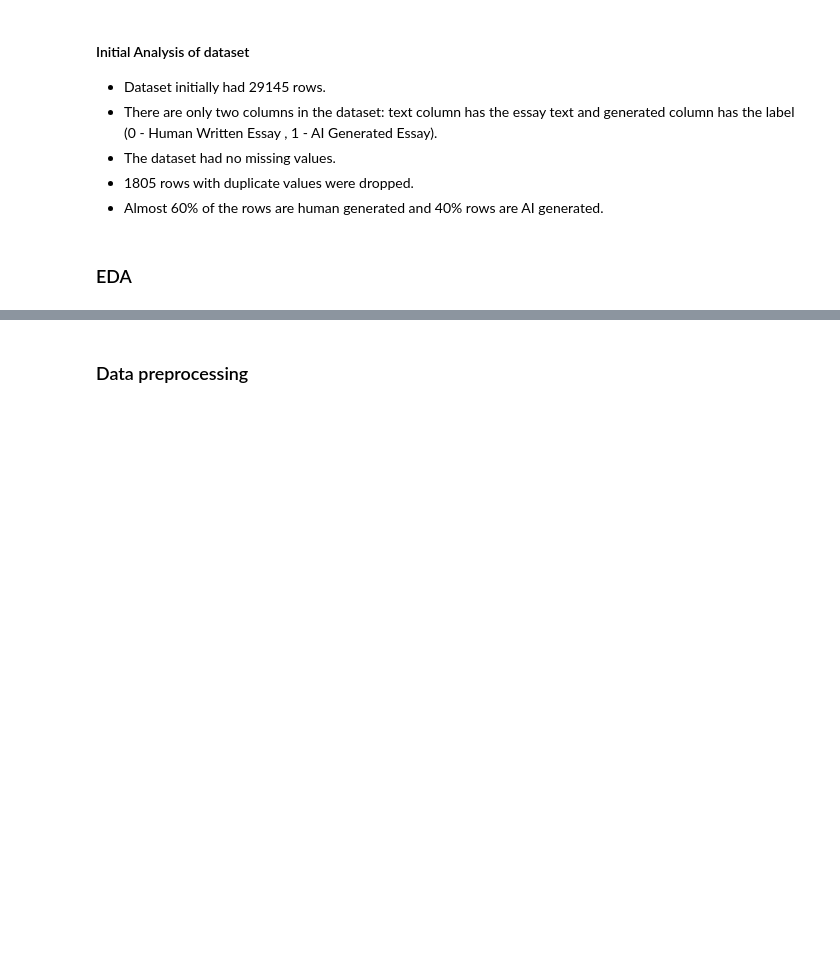
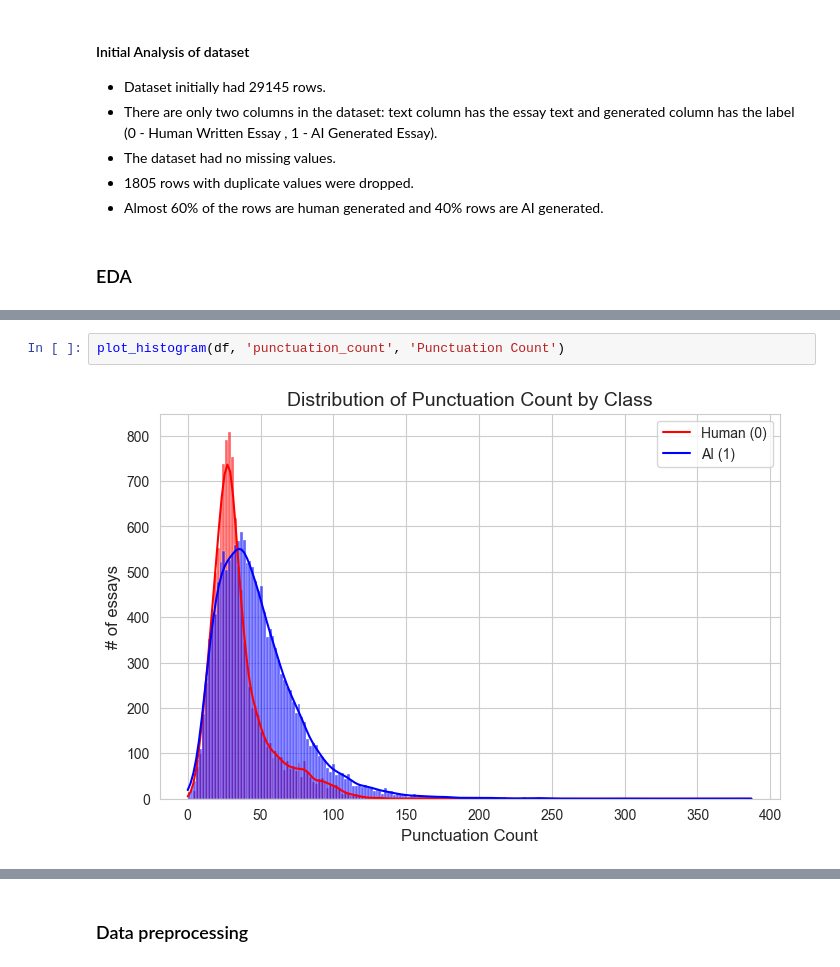
Before and after one commit to AnshumanMohanty-2001/Detect-AI-Text-using-LLMs, a Jupyter notebook: Detect_AI_text.ipynb, the cells around one changed output, grey strips where cells are left out. Drawn from its saved outputs; the diff is of its cells as text; blank space fills up the shorter version.

```diff
--- a/Detect_AI_text.ipynb
+++ b/Detect_AI_text.ipynb
@@ -161,0 +199,4 @@ plot_histogram(df, 'word_length', 'Frequency of words')
+# %%
+plot_histogram(df, 'punctuation_count', 'Punctuation Count')
+# %% [output]
+[figure, added]
```
Also changed, not shown: parts of 40 cells of this notebook.
